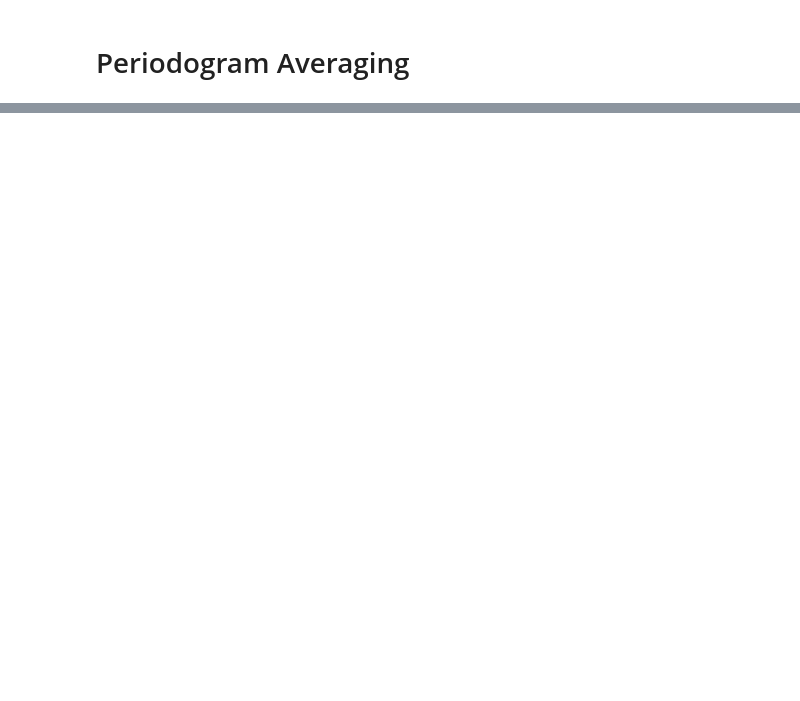
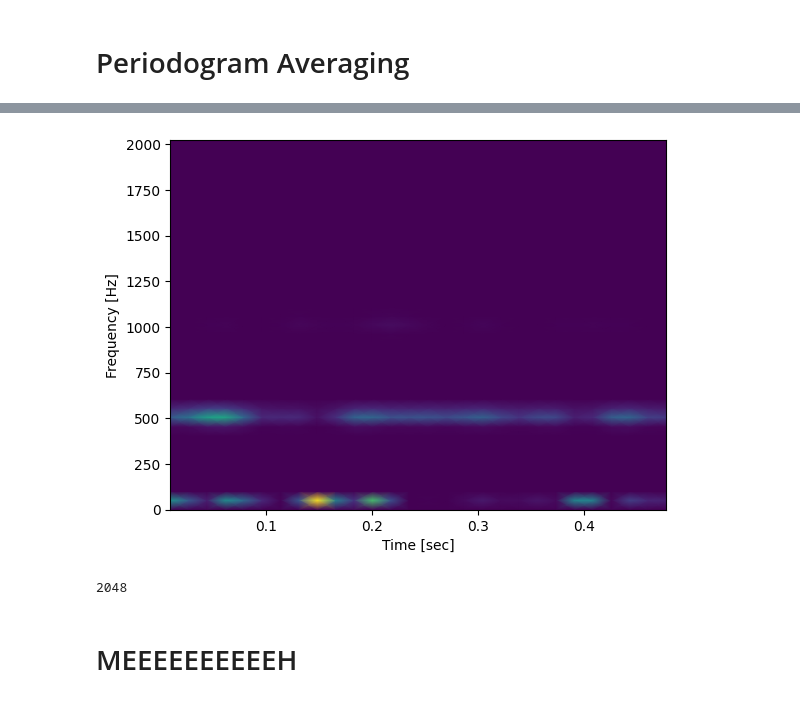
Before and after one commit to bautistasch/PASA, a Jupyter notebook: periodogram.ipynb, the cells around one changed output, grey strips where cells are left out. Saved outputs shown, nothing was run; the diff lists cells and outputs as text; code cells hidden in the pictures; blank space fills up the shorter version.

```diff
--- a/periodogram.ipynb
+++ b/periodogram.ipynb
@@ -207,0 +208,15 @@ plt.show()
+# %%
+import h5py
+
+def dump_info(name, obj):
+    print("{0} :".format(name))
+    try:
+        print("   .value: {0}".format(obj[()]))
+        for key in obj.attrs.keys():
+            print("     .attrs[{0}]:  {1}".format(key, obj.attrs[key]))
+    except:
+        pass
+
+filename = 'L-L1_GWOSC_4KHZ_R1-1126259447-32.hdf5'
+file = h5py.File(filename, 'r')
+file.visititems(dump_info)
@@ -207,0 +241,17 @@ plt.show()
+# %%
+dset = file['strain/Strain'][()]
+fs = 1 / file['strain/Strain'].attrs['Xspacing']
+
+dset = dset[0:int(0.5*4096)]
+# %%
+f, t, Sxx = signal.spectrogram(dset, fs, window = signal.get_window(window="bartlett", Nx=int(20e-3*4096), fftbins= False) )
+plt.pcolormesh(t, f, Sxx, shading='gouraud')
+plt.ylabel('Frequency [Hz]')
+plt.xlabel('Time [sec]')
+plt.show()
+print(len(dset))
+# %% [output]
+[figure, added]
+2048
+# %% [markdown]
+# MEEEEEEEEEEH
```
Also changed, not shown: parts of 9 cells of this notebook.
